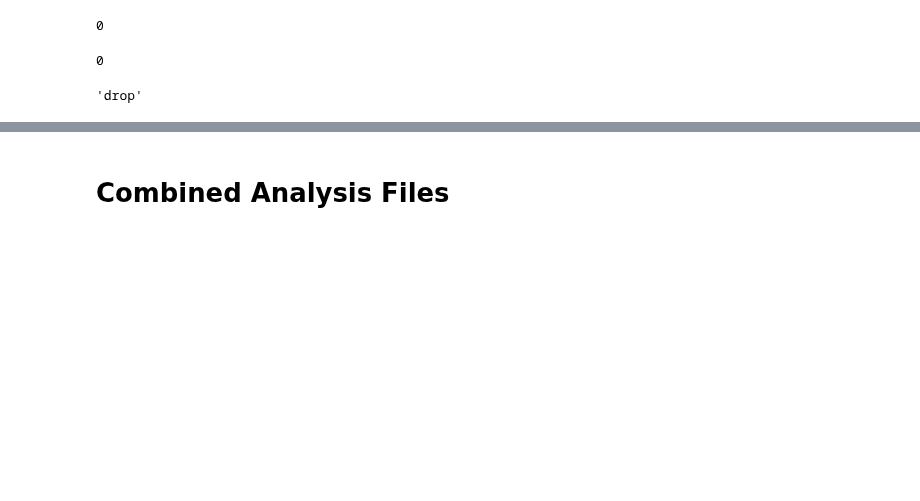
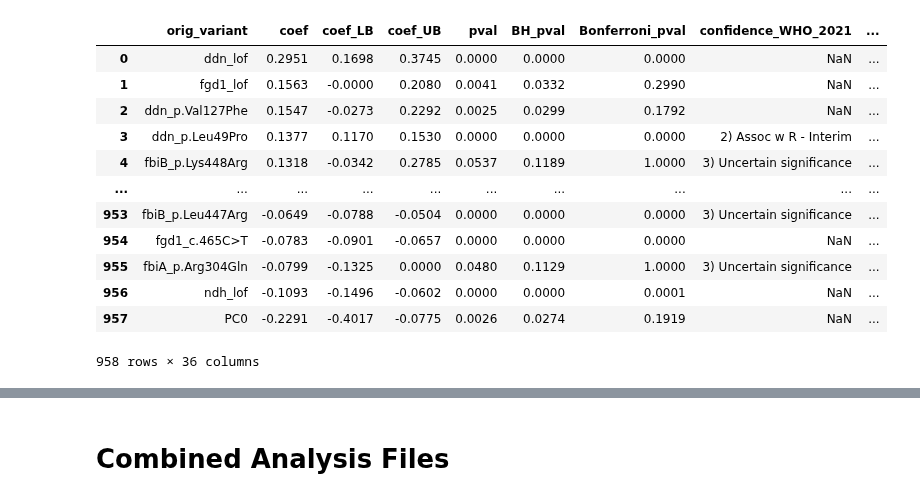
Before and after one commit to farhat-lab/who-analysis, a Jupyter notebook: analysis/analysis.ipynb, the cells around one changed output, grey strips where cells are left out. Cells and saved outputs as stored; diff of their text form; code cells hidden in the pictures; blank space fills up the shorter version.

Commit message:
changed how analysis/02 runs

```diff
--- a/analysis/analysis.ipynb
+++ b/analysis/analysis.ipynb
@@ -14,5 +14,10 @@ import glob, os, yaml, subprocess, itertools, sparse, pickle
 who_variants = pd.read_csv("/n/data1/hms/dbmi/farhat/Sanjana/MIC_data/WHO_resistance_variants_all.csv")
 pd.set_option('display.float_format', lambda x: '%.4f' % x)
 samples_summary = pd.read_csv("../data/samples_summary.csv")
+analysis_dir = '/n/data1/hms/dbmi/farhat/Sanjana/who-mutation-catalogue'
 # %%
-dlm = pd.read_csv("/n/data1/hms/dbmi/farhat/Sanjana/who-mutation-catalogue/Delamanid/tiers=1/phenos=WHO/dropAF_noSyn/model_analysis.csv")
+drug = "Delamanid"
+# df_phenos = pd.read_csv(os.path.join(analysis_dir, drug, "phenos_binary.csv"))
+
+# df_genos = pd.read_csv(os.path.join(analysis_dir, drug, "genos.csv.gz"), compression="gzip")
+# df_genos["orig_variant"] = df_genos["resolved_symbol"] + "_" + df_genos["variant_category"]
@@ -67,12 +23,0 @@ add_path
-# %%
-int("unpooled" in add_path)
-# %% [output]
-0
-# %%
-int("withSyn" in add_path)
-# %% [output]
-0
-# %%
-["AF" if "encodeAF" in add_path else "drop"][0]
-# %% [output]
-'drop'
@@ -78,0 +79,19 @@ int("withSyn" in add_path)
+# %%
+# final_analysis file with all significant variants for a drug
+res_df = pd.read_csv(os.path.join(analysis_dir, drug, "final_analysis.csv"))
+# %%
+res_df
+# %% [output]
+|  | orig_variant | coef | coef_LB | coef_UB | pval | BH_pval | Bonferroni_pval | confidence_WHO_2021 | ... |
+| 0 | ddn_lof | 0.2951 | 0.1698 | 0.3745 | 0.0000 | 0.0000 | 0.0000 | NaN | ... |
+| 1 | fgd1_lof | 0.1563 | -0.0000 | 0.2080 | 0.0041 | 0.0332 | 0.2990 | NaN | ... |
+| 2 | ddn_p.Val127Phe | 0.1547 | -0.0273 | 0.2292 | 0.0025 | 0.0299 | 0.1792 | NaN | ... |
+| 3 | ddn_p.Leu49Pro | 0.1377 | 0.1170 | 0.1530 | 0.0000 | 0.0000 | 0.0000 | 2) Assoc w R - Interim | ... |
+| 4 | fbiB_p.Lys448Arg | 0.1318 | -0.0342 | 0.2785 | 0.0537 | 0.1189 | 1.0000 | 3) Uncertain significance | ... |
+| ... | ... | ... | ... | ... | ... | ... | ... | ... | ... |
+| 953 | fbiB_p.Leu447Arg | -0.0649 | -0.0788 | -0.0504 | 0.0000 | 0.0000 | 0.0000 | 3) Uncertain significance | ... |
+| 954 | fgd1_c.465C>T | -0.0783 | -0.0901 | -0.0657 | 0.0000 | 0.0000 | 0.0000 | NaN | ... |
+| 955 | fbiA_p.Arg304Gln | -0.0799 | -0.1325 | 0.0000 | 0.0480 | 0.1129 | 1.0000 | 3) Uncertain significance | ... |
+| 956 | ndh_lof | -0.1093 | -0.1496 | -0.0602 | 0.0000 | 0.0000 | 0.0001 | NaN | ... |
+| 957 | PC0 | -0.2291 | -0.4017 | -0.0775 | 0.0026 | 0.0274 | 0.1919 | NaN | ... |
+958 rows × 36 columns
```
Also changed, not shown: parts of 32 cells of this notebook, 6 other files.
